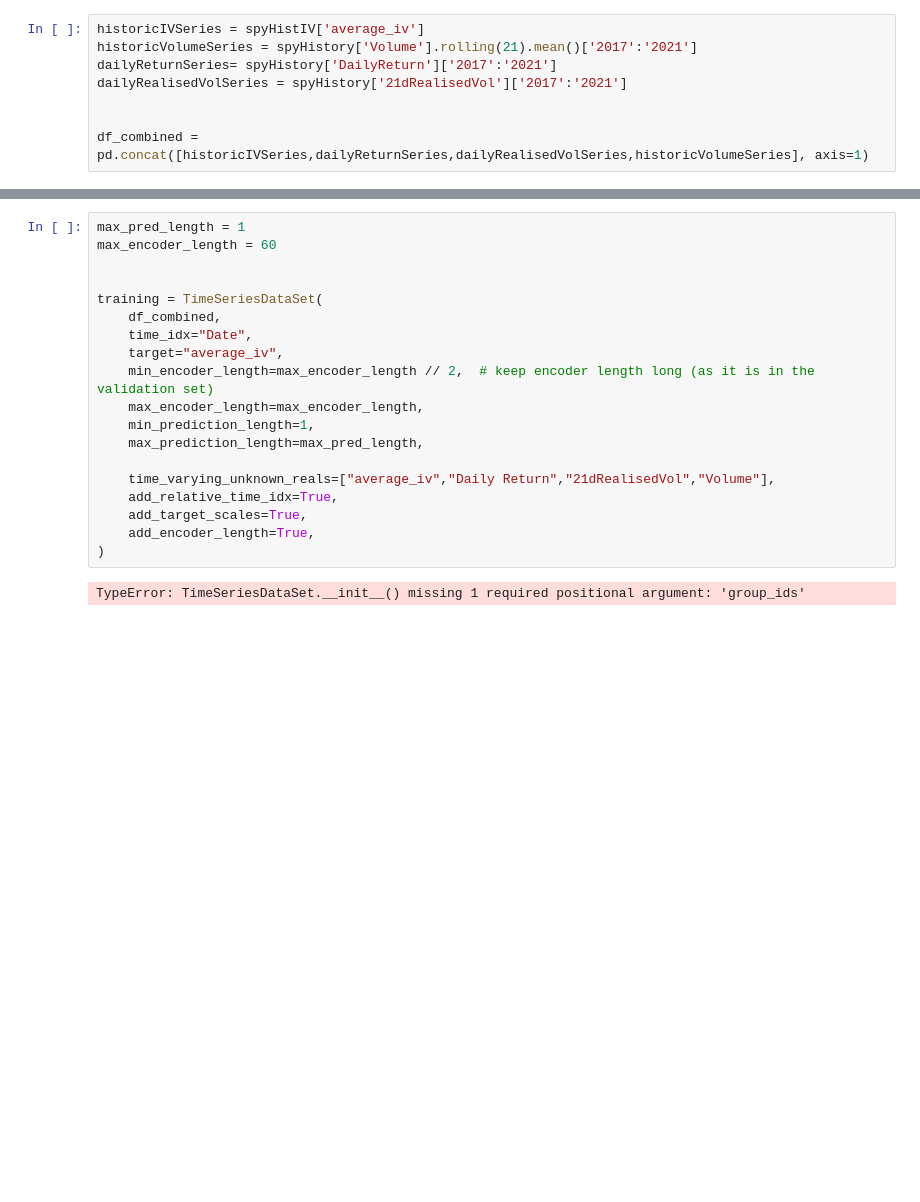
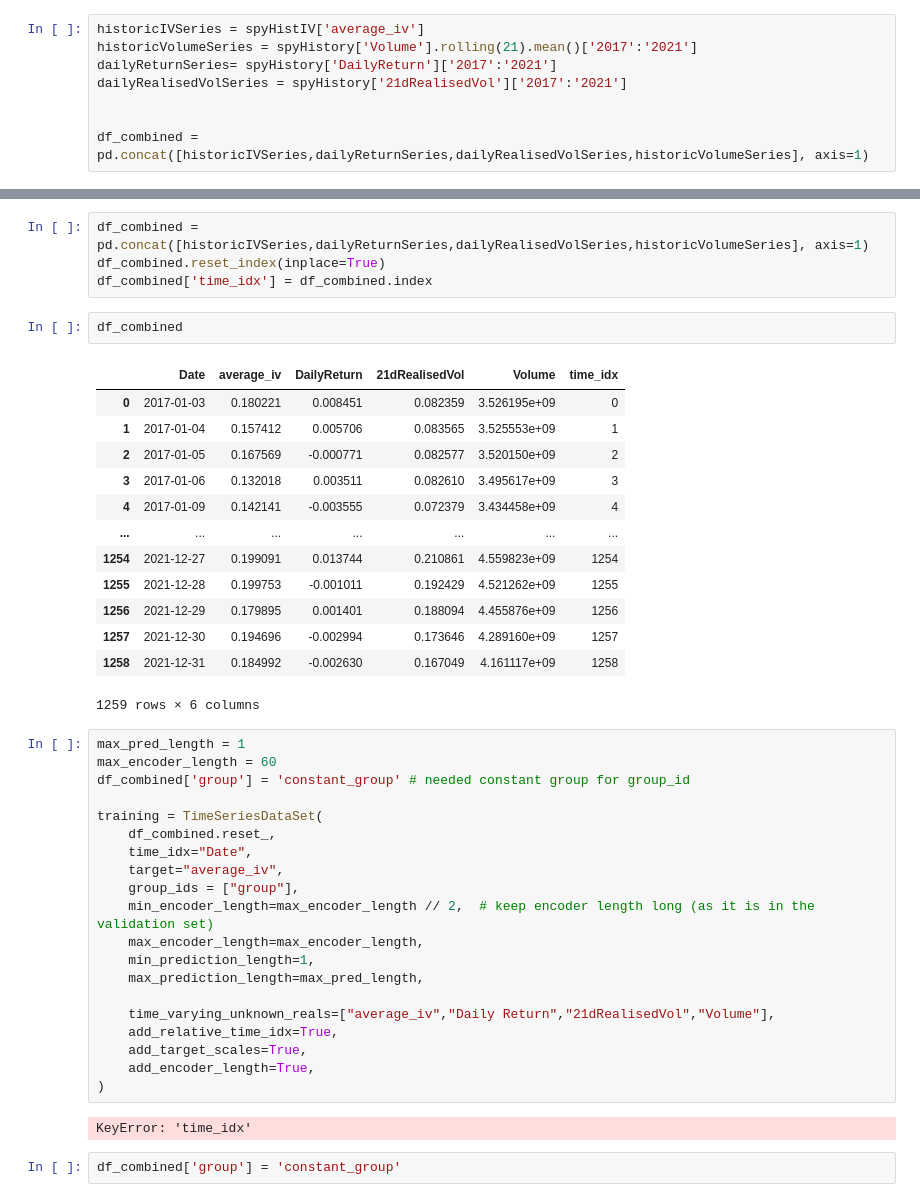
Before and after one commit to Ahmed-haji/ThesisProject, a Jupyter notebook: Jupyterlab/TFT.ipynb, the cells around one changed output, grey strips where cells are left out. Drawn from its saved outputs; the diff is of its cells as text; blank space fills up the shorter version.

```diff
--- a/Jupyterlab/TFT.ipynb
+++ b/Jupyterlab/TFT.ipynb
@@ -55,12 +55,33 @@ plt.plot(df_combined['21dRealisedVol']['2018':'2018'])
+# %%
+df_combined = pd.concat([historicIVSeries,dailyReturnSeries,dailyRealisedVolSeries,historicVolumeSeries], axis=1)
+df_combined.reset_index(inplace=True)
+df_combined['time_idx'] = df_combined.index
+# %%
+df_combined
+# %% [output]
+|  | Date | average_iv | DailyReturn | 21dRealisedVol | Volume | time_idx |
+| 0 | 2017-01-03 | 0.180221 | 0.008451 | 0.082359 | 3.526195e+09 | 0 |
+| 1 | 2017-01-04 | 0.157412 | 0.005706 | 0.083565 | 3.525553e+09 | 1 |
+| 2 | 2017-01-05 | 0.167569 | -0.000771 | 0.082577 | 3.520150e+09 | 2 |
+| 3 | 2017-01-06 | 0.132018 | 0.003511 | 0.082610 | 3.495617e+09 | 3 |
+| 4 | 2017-01-09 | 0.142141 | -0.003555 | 0.072379 | 3.434458e+09 | 4 |
+| ... | ... | ... | ... | ... | ... | ... |
+| 1254 | 2021-12-27 | 0.199091 | 0.013744 | 0.210861 | 4.559823e+09 | 1254 |
+| 1255 | 2021-12-28 | 0.199753 | -0.001011 | 0.192429 | 4.521262e+09 | 1255 |
+| 1256 | 2021-12-29 | 0.179895 | 0.001401 | 0.188094 | 4.455876e+09 | 1256 |
+| 1257 | 2021-12-30 | 0.194696 | -0.002994 | 0.173646 | 4.289160e+09 | 1257 |
+| 1258 | 2021-12-31 | 0.184992 | -0.002630 | 0.167049 | 4.161117e+09 | 1258 |
+1259 rows × 6 columns
 # %%
 max_pred_length = 1
 max_encoder_length = 60
-
+df_combined['group'] = 'constant_group' # needed constant group for group_id
 
 training = TimeSeriesDataSet(
-    df_combined,
+    df_combined.reset_,
     time_idx="Date",
     target="average_iv",
+    group_ids = ["group"],
     min_encoder_length=max_encoder_length // 2,  # keep encoder length long (as it is in the validation set)
     max_encoder_length=max_encoder_length,
     min_prediction_length=1,
@@ -72,4 +93,6 @@ training = TimeSeriesDataSet(
     add_encoder_length=True,
 )
 # %% [output]
-TypeError: TimeSeriesDataSet.__init__() missing 1 required positional argument: 'group_ids'
+KeyError: 'time_idx'
+# %%
+df_combined['group'] = 'constant_group'
```
Also changed, not shown: parts of 2 cells of this notebook.
